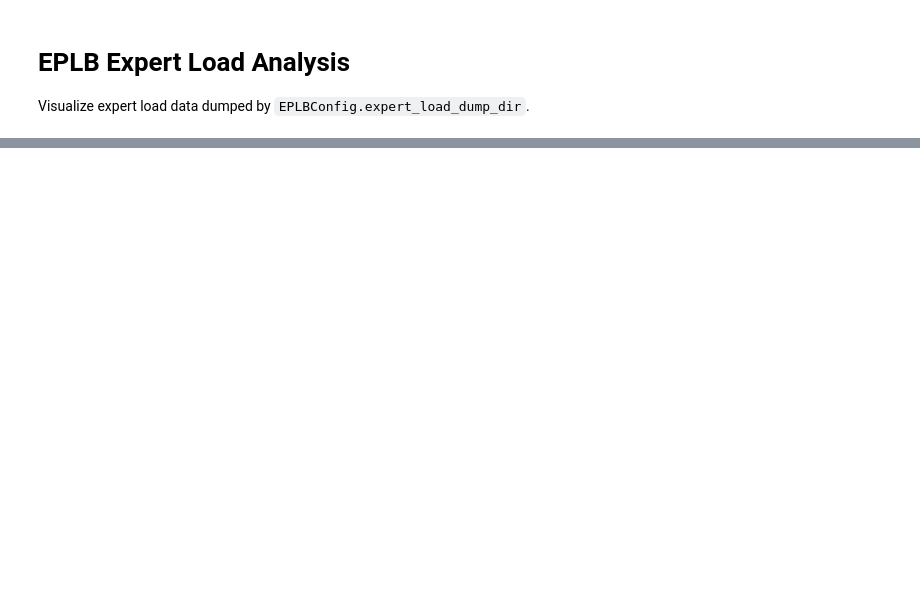
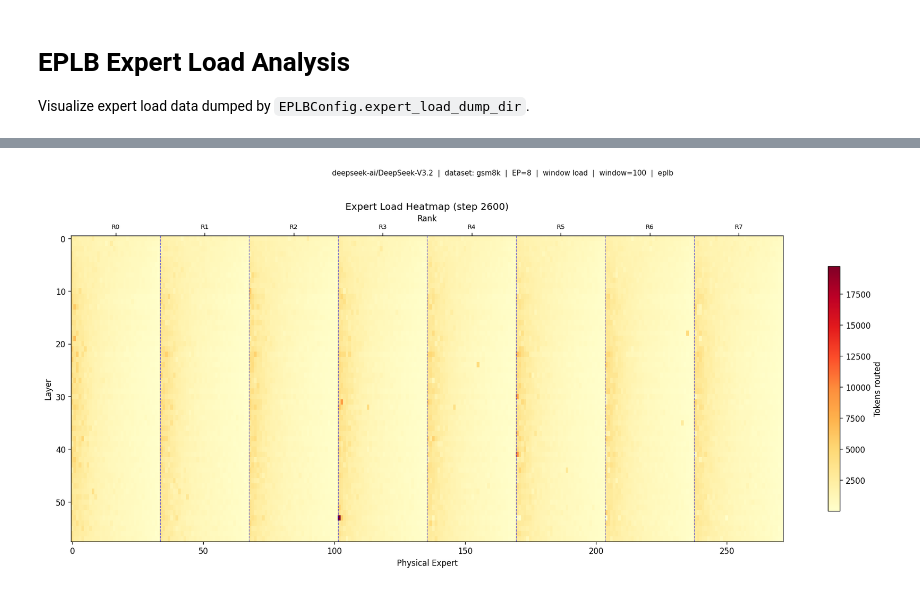
Before and after one commit to neuralmagic/vllm, a Jupyter notebook: notebooks/eplb_expert_load_analysis.ipynb, the cells around one changed output, grey strips where cells are left out. Drawn from its saved outputs; the diff is of its cells as text; code cells hidden in the pictures; blank space fills up the shorter version.

```diff
--- a/notebooks/eplb_expert_load_analysis.ipynb
+++ b/notebooks/eplb_expert_load_analysis.ipynb
@@ -258,3 +259,44 @@ def plot_all(d: EplbLoadData, snapshot_idx: int = -1):
     plot_rank_balance(d, snapshot_idx)
     plot_expert_popularity(d, snapshot_idx)
     plot_balancedness_over_time(d)
+# %%
+# d_gsm8k_no_eplb_latest = load_eplb_data(
+#     dataset="gsm8k",
+#     model="deepseek-ai/DeepSeek-V3.2",
+#     # world_size=8,  # override to simulate different EP sizes
+#     tag="no_eplb",
+#     load_type="latest",
+# )
+# plot_rank_balance(d_gsm8k, snapshot_idx=2)
+d_gsm8k_no_eplb_window = load_eplb_data(
+    dataset="gsm8k",
+    model="deepseek-ai/DeepSeek-V3.2",
+    # world_size=8,  # override to simulate different EP sizes
+    tag="no_eplb",
+    load_type="window",
+)
+
+d_gsm8k_eplb_window = load_eplb_data(
+    dataset="gsm8k",
+    model="deepseek-ai/DeepSeek-V3.2",
+    # world_size=8,  # override to simulate different EP sizes
+    tag="eplb",
+    load_type="window",
+)
+
+
+d_gsm8k_eplb_latest = load_eplb_data(
+    dataset="gsm8k",
+    model="deepseek-ai/DeepSeek-V3.2",
+    # world_size=8,  # override to simulate different EP sizes
+    tag="eplb",
+    load_type="latest",
+)
+
+d_gsm8k_no_eplb_latest = load_eplb_data(
+    dataset="gsm8k",
+    model="deepseek-ai/DeepSeek-V3.2",
+    # world_size=8,  # override to simulate different EP sizes
+    tag="no_eplb",
+    load_type="latest",
+)
@@ -260,0 +321,6 @@ def plot_all(d: EplbLoadData, snapshot_idx: int = -1):
+# %%
+# plot_rank_balance(d_gsm8k_eplb_window, snapshot_idx=25)
+plot_expert_load_heatmap(d_gsm8k_eplb_window, 25)
+# plot_rank_balance(d_gsm8k_eplb_latest, snapshot_idx=26)
+# %% [output]
+[figure, added]
```
Also changed, not shown: parts of 12 cells of this notebook, 1 other file.
